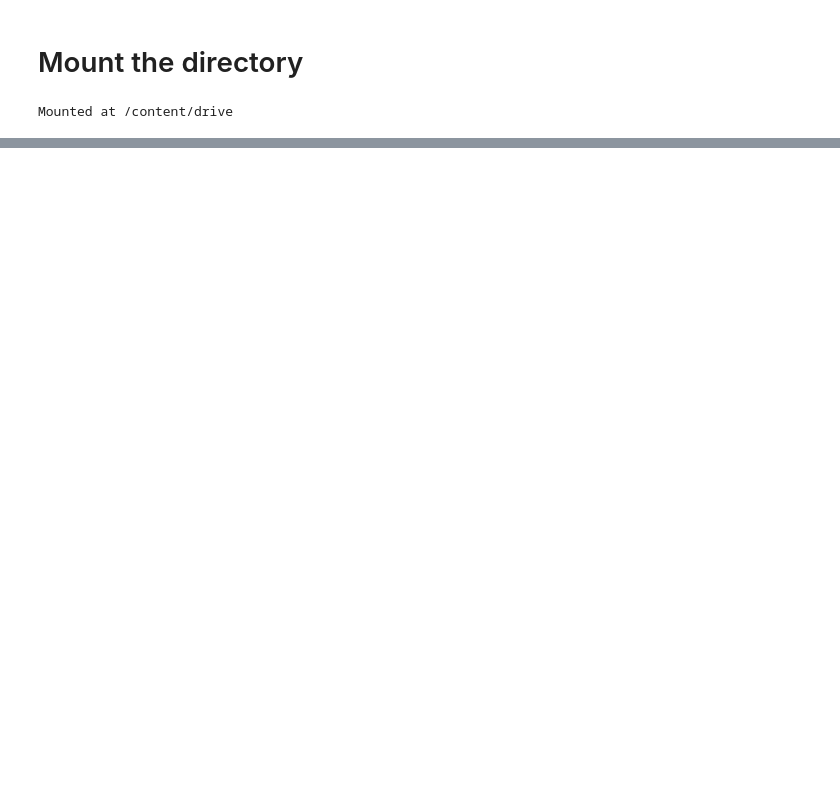
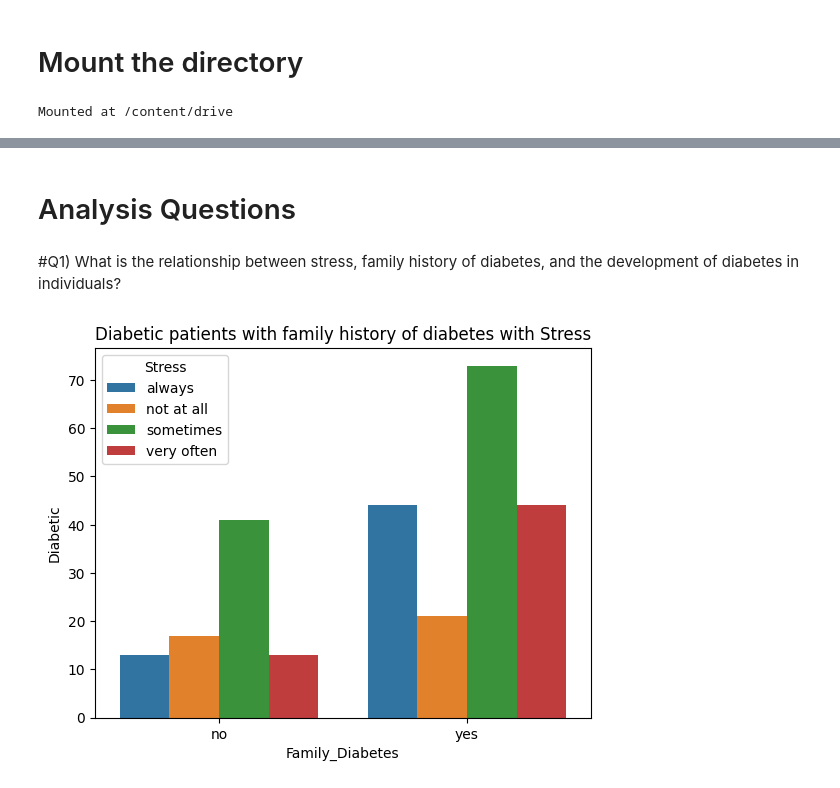
Before and after one commit to UnnatiGawde/DAB-103-05, a Jupyter notebook: DAB_103_Diabetes_Project.ipynb, the cells around one changed output, grey strips where cells are left out. Drawn from its saved outputs; the diff is of its cells as text; code cells hidden in the pictures; blank space fills up the shorter version.

```diff
--- a/DAB_103_Diabetes_Project.ipynb
+++ b/DAB_103_Diabetes_Project.ipynb
@@ -82,0 +102,3 @@ df.describe()
+# %%
+clean_df = df.dropna(subset=['Age'])
+clean_df
@@ -82,0 +148,3 @@ df.describe()
+# %%
+#Drop the columns "SoundSleep" and "Pdiabetes","UriationFreq"
+clean_df = clean_df.drop(['SoundSleep','Pdiabetes','UriationFreq'], axis=1)
@@ -82,0 +171,2 @@ df.describe()
+# %% [markdown]
+# Analysis Questions
@@ -82,0 +179,28 @@ df.describe()
+# %% [markdown]
+#Q1) What is the relationship between stress, family history of diabetes, and the development of diabetes in individuals?
+# %%
+# filter by diabetic people
+stress_df = clean_df[(clean_df['Diabetic'] == 'yes')]
+
+# Create pivot table
+pivot_table_stress_df = pd.pivot_table(stress_df,
+                                       values= ['Diabetic'],
+                                       index=["Family_Diabetes", "Stress"],
+                                       aggfunc=len)
+
+# Convert pivot table to table
+pivot_table_stress_df = pivot_table_stress_df.reset_index()
+pivot_table_stress_df.columns.name = None
+pivot_table_stress_df
+
+# create barplots for each sub-dataframe in each subplot
+sns.barplot(data = pivot_table_stress_df, x = 'Family_Diabetes', y = 'Diabetic', hue = 'Stress')
+plt.xlabel('Family_Diabetes')
+plt.ylabel('Diabetic')
+plt.title('Diabetic patients with family history of diabetes with Stress')
+plt.show()
+
+# display the plot
+plt.show()
+# %% [output]
+[figure, added]
```
Also changed, not shown: parts of 27 cells of this notebook.
